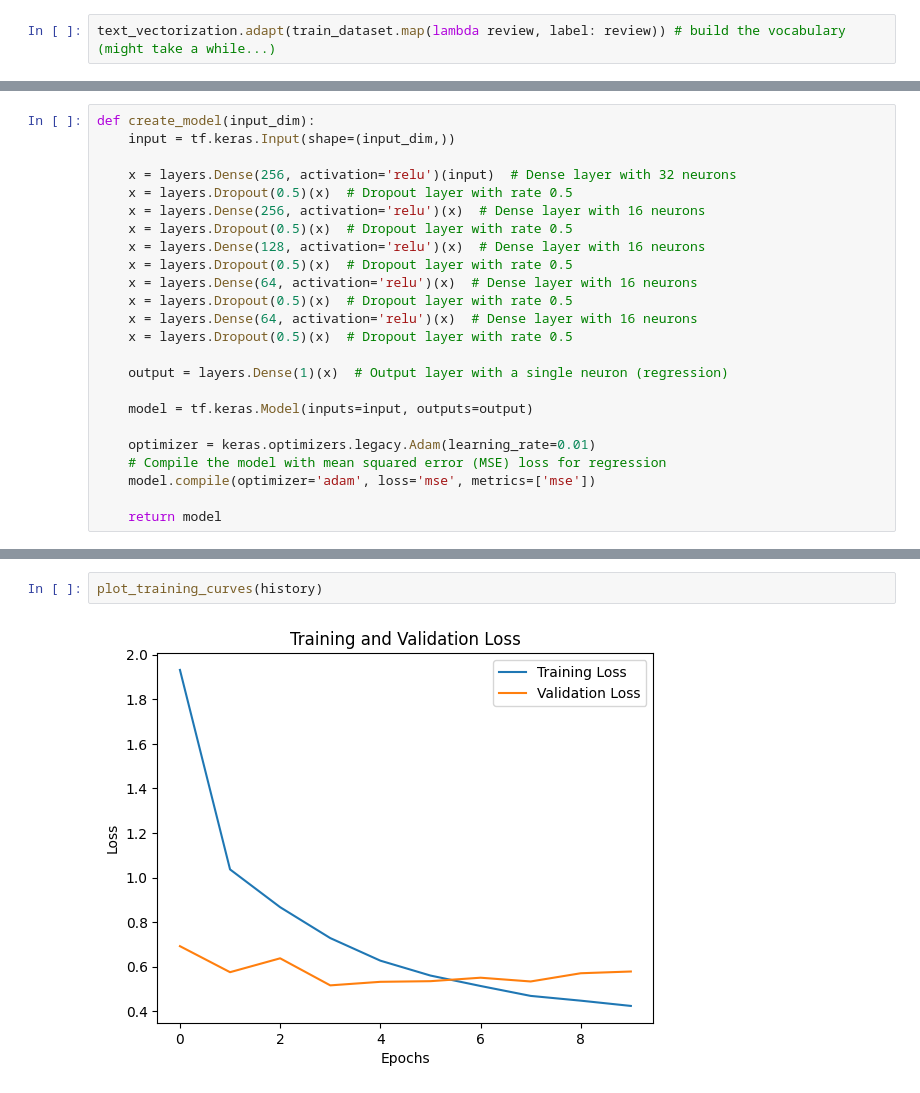
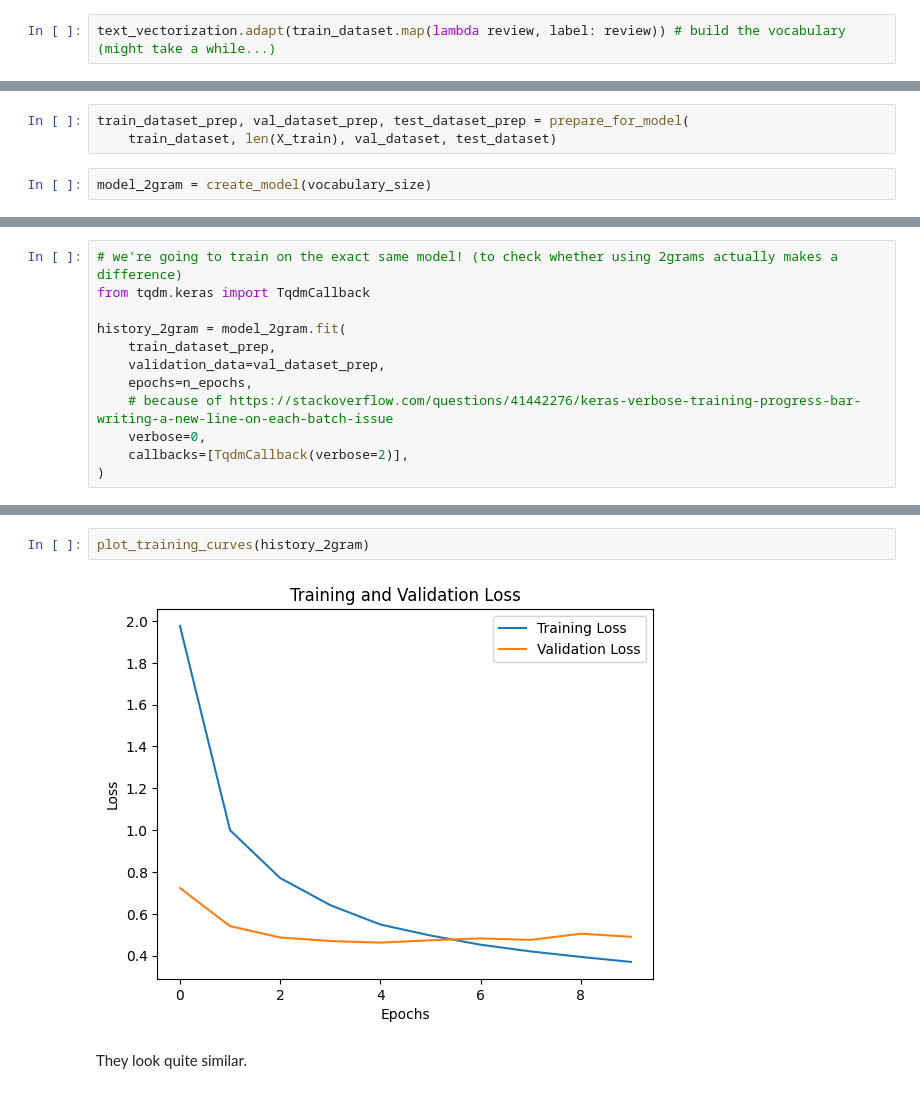
Before and after one commit to de-lachende-cavalier/amd-project, a Jupyter notebook: dl_notebook.ipynb, the cells around one changed output, grey strips where cells are left out. Drawn from its saved outputs; the diff is of its cells as text.

Commit message:
added 2-gram model

```diff
--- a/dl_notebook.ipynb
+++ b/dl_notebook.ipynb
@@ -252,24 +361,0 @@ Let's try a simple 1-gram bag-of-words model first:
-# %%
-def create_model(input_dim):
-    input = tf.keras.Input(shape=(input_dim,))
-
-    x = layers.Dense(256, activation='relu')(input)  # Dense layer with 32 neurons
-    x = layers.Dropout(0.5)(x)  # Dropout layer with rate 0.5
-    x = layers.Dense(256, activation='relu')(x)  # Dense layer with 16 neurons
-    x = layers.Dropout(0.5)(x)  # Dropout layer with rate 0.5
-    x = layers.Dense(128, activation='relu')(x)  # Dense layer with 16 neurons
-    x = layers.Dropout(0.5)(x)  # Dropout layer with rate 0.5
-    x = layers.Dense(64, activation='relu')(x)  # Dense layer with 16 neurons
-    x = layers.Dropout(0.5)(x)  # Dropout layer with rate 0.5
-    x = layers.Dense(64, activation='relu')(x)  # Dense layer with 16 neurons
-    x = layers.Dropout(0.5)(x)  # Dropout layer with rate 0.5
-
-    output = layers.Dense(1)(x)  # Output layer with a single neuron (regression)
-
-    model = tf.keras.Model(inputs=input, outputs=output)
-
-    optimizer = keras.optimizers.legacy.Adam(learning_rate=0.01)
-    # Compile the model with mean squared error (MSE) loss for regression
-    model.compile(optimizer='adam', loss='mse', metrics=['mse'])
-
-    return model
@@ -278 +362,6 @@ model = create_model(len(text_vectorization.get_vocabulary()))
+# %%
+train_dataset_prep, val_dataset_prep, test_dataset_prep = prepare_for_model(
+    train_dataset, len(X_train), val_dataset, test_dataset)
+# %%
+model_2gram = create_model(vocabulary_size)
 # %%
@@ -332,0 +387,12 @@ def plot_training_curves(history):
+# %%
+# we're going to train on the exact same model! (to check whether using 2grams actually makes a difference)
+from tqdm.keras import TqdmCallback
+
+history_2gram = model_2gram.fit(
+    train_dataset_prep,
+    validation_data=val_dataset_prep,
+    epochs=n_epochs,
+    # because of https://stackoverflow.com/questions/41442276/keras-verbose-training-progress-bar-writing-a-new-line-on-each-batch-issue
+    verbose=0,
+    callbacks=[TqdmCallback(verbose=2)],
+)
@@ -333,4 +417,6 @@ def plot_training_curves(history):
 # %%
-plot_training_curves(history)
+plot_training_curves(history_2gram)
 # %% [output]
-[figure, old version]
+[figure, new version]
+# %% [markdown]
+They look quite similar.
```
Also changed, not shown: parts of 38 cells of this notebook.
